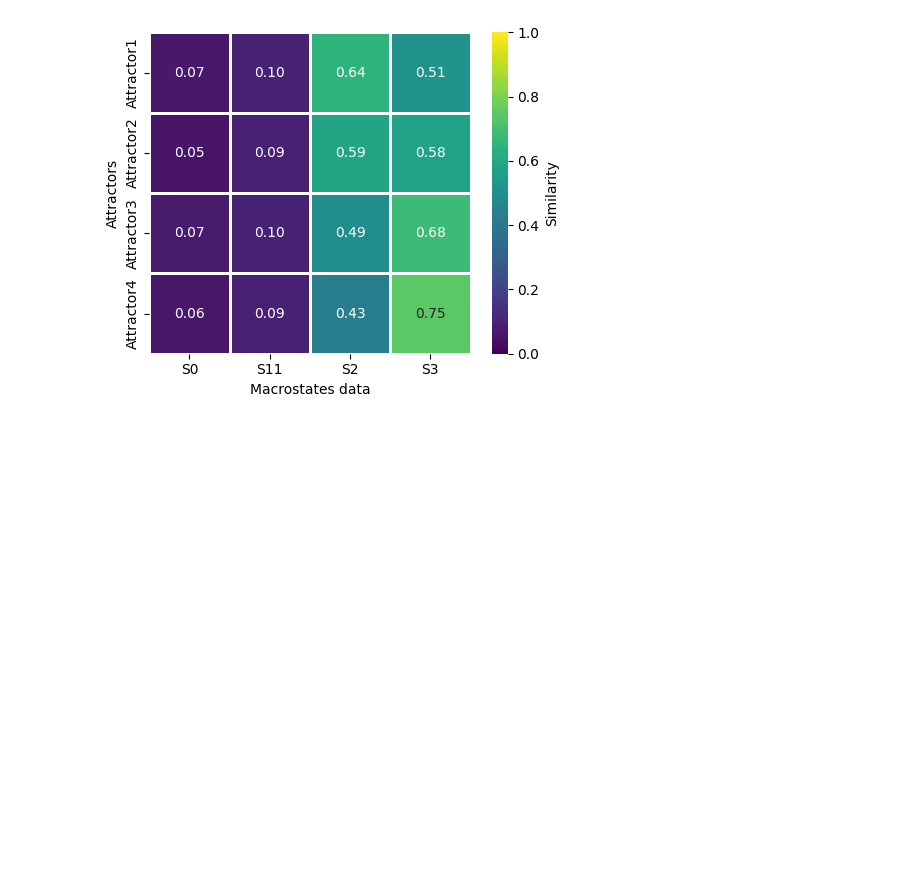
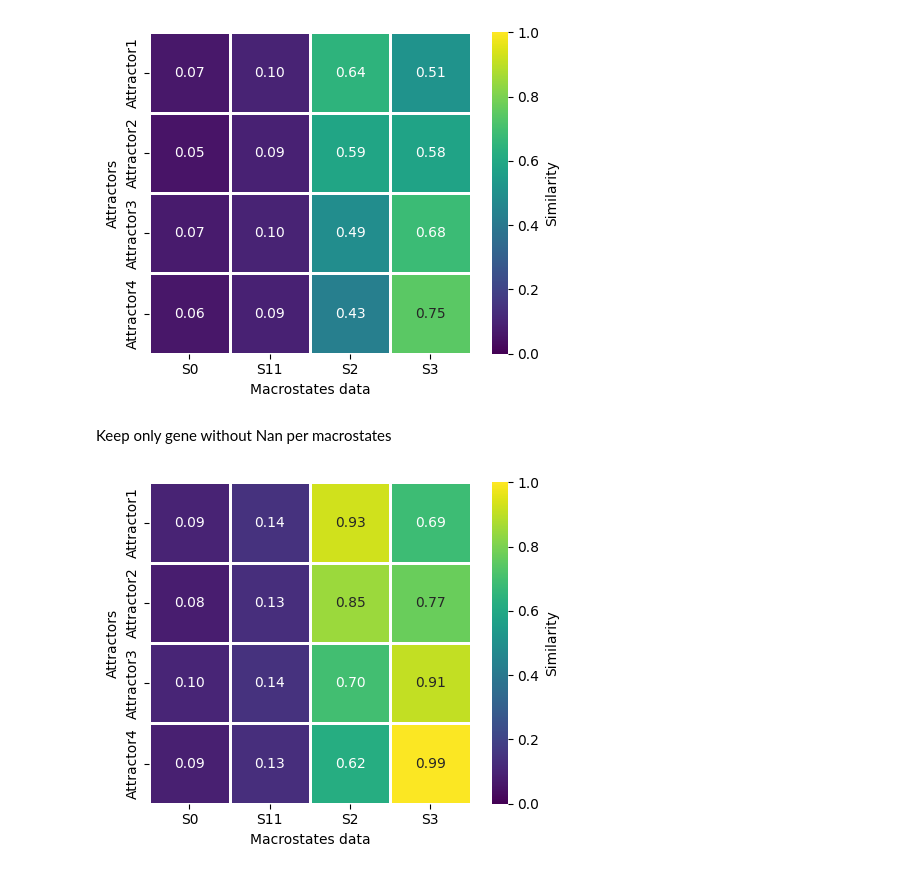
Before and after one commit to Augugustine/CITE-seq-analysis-CLL, a Jupyter notebook: 3- Boolean model/Evaluate_models.ipynb, the cells around one changed output. Cells and saved outputs as stored; diff of their text form; code cells hidden in the pictures; blank space fills up the shorter version.

```diff
--- a/3- Boolean model/Evaluate_models.ipynb
+++ b/3- Boolean model/Evaluate_models.ipynb
@@ -121,21 +178,43 @@ Attractor4  0.060674  0.089888  0.429213  0.746067
 # %%
+similarity = pd.DataFrame(
+    index=attractors.index,
+    columns=data.index,
+    dtype=float)
+
+for attr_name, attr_row in attractors.iterrows():
+    for data_name, data_row in data.iterrows():
+        similarity.loc[attr_name, data_name] = np.mean(
+            attr_row.values == data_row.values)
+
+print(similarity)
 plt.figure(figsize=(5,4))
-
-sns.heatmap(
-    similarity,
-    annot=True,
-    cmap="viridis",
-    vmin=0,
-    vmax=1,
-    square=True,
-    linewidths=1,
-    fmt=".2f",
-    cbar_kws={"label": "Similarity"}
-)
-
+sns.heatmap(similarity,annot=True,cmap="viridis",vmin=0,vmax=1,square=True,linewidths=1,fmt=".2f",cbar_kws={"label": "Similarity"})
 plt.xlabel("Macrostates data")
 plt.ylabel("Attractors")
 plt.tight_layout()
 plt.show()
 # %% [output]
 [figure]
+# %% [markdown]
+Keep only gene without Nan per macrostates
+# %%
+similarity = pd.DataFrame(
+    index=attractors.index,
+    columns=data.index,
+    dtype=float)
+
+for attr_name, attr_row in attractors.iterrows():
+    for data_name, data_row in data.iterrows():
+        mask = ~pd.isna(data_row.values)
+        similarity.loc[attr_name, data_name] = np.mean(
+            attr_row.values[mask] == data_row.values[mask]
+        )
+
+plt.figure(figsize=(5,4))
+sns.heatmap(similarity,annot=True,cmap="viridis",vmin=0,vmax=1,square=True,linewidths=1,fmt=".2f",cbar_kws={"label": "Similarity"})
+plt.xlabel("Macrostates data")
+plt.ylabel("Attractors")
+plt.tight_layout()
+plt.show()
+# %% [output]
+[figure, added]
```
Also changed, not shown: parts of 18 cells of this notebook.
